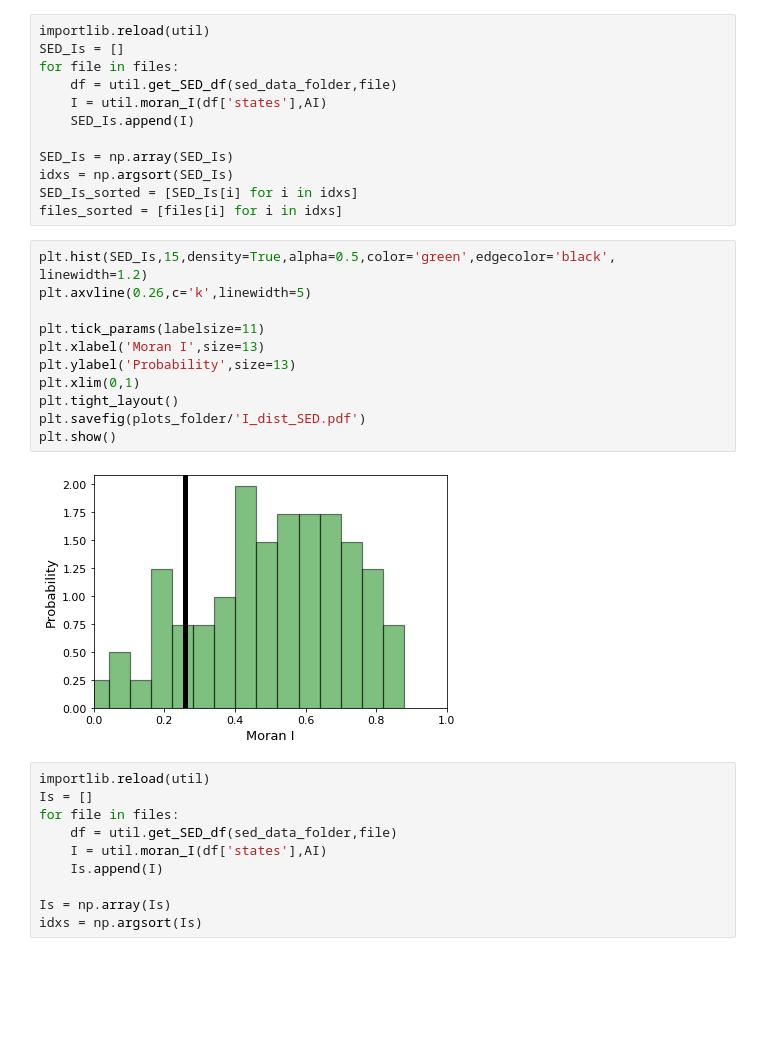
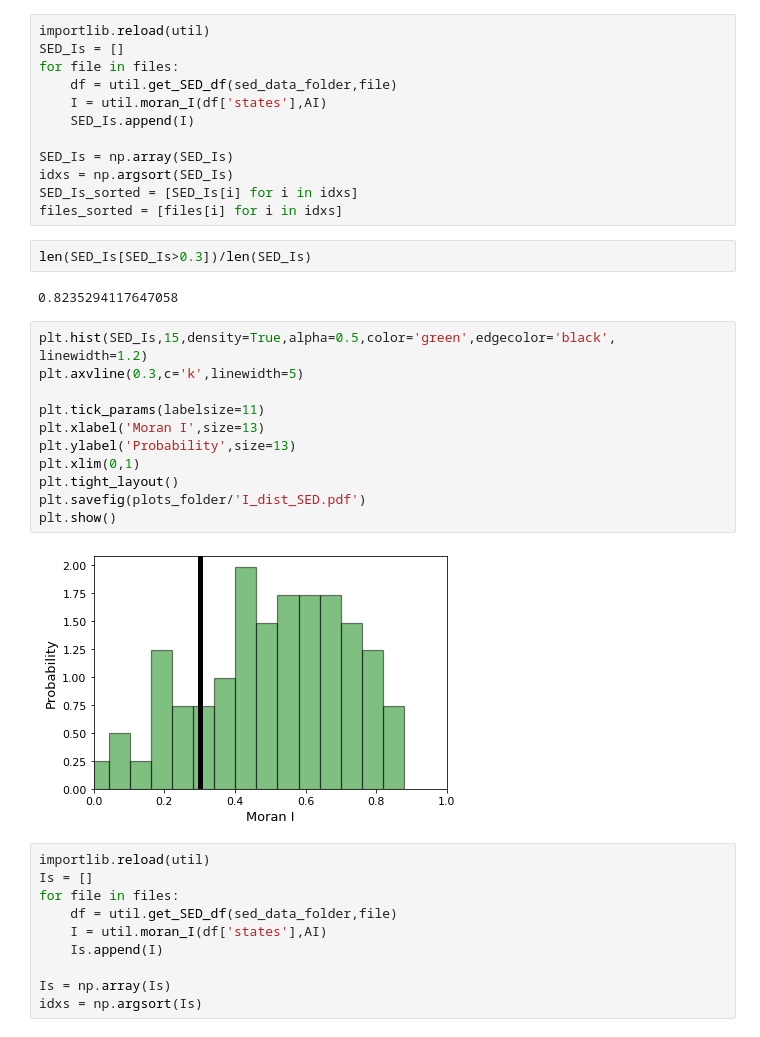
Before and after one commit to james-burridge/Hopfield_SED, a Jupyter notebook: SHEET_4_SED_Analysis.ipynb, the cells around one changed output. Saved outputs shown, nothing was run; the diff lists cells and outputs as text; blank space fills up the shorter version.

```diff
--- a/SHEET_4_SED_Analysis.ipynb
+++ b/SHEET_4_SED_Analysis.ipynb
@@ -53,19 +53,23 @@ SED_Is = np.array(SED_Is)
 idxs = np.argsort(SED_Is)
 SED_Is_sorted = [SED_Is[i] for i in idxs]
 files_sorted = [files[i] for i in idxs]
+# %%
+len(SED_Is[SED_Is>0.3])/len(SED_Is)
+# %% [output]
+0.8235294117647058
 # %%
 plt.hist(SED_Is,15,density=True,alpha=0.5,color='green',edgecolor='black', linewidth=1.2)
-plt.axvline(0.26,c='k',linewidth=5)
+plt.axvline(0.3,c='k',linewidth=5)
 
 plt.tick_params(labelsize=11)
 plt.xlabel('Moran I',size=13)
 plt.ylabel('Probability',size=13)
 plt.xlim(0,1)
 plt.tight_layout()
 plt.savefig(plots_folder/'I_dist_SED.pdf')
 plt.show()
 # %% [output]
-[figure, old version]
+[figure, new version]
 # %%
 importlib.reload(util)
 Is = []
```
Also changed, not shown: parts of 6 cells of this notebook.
